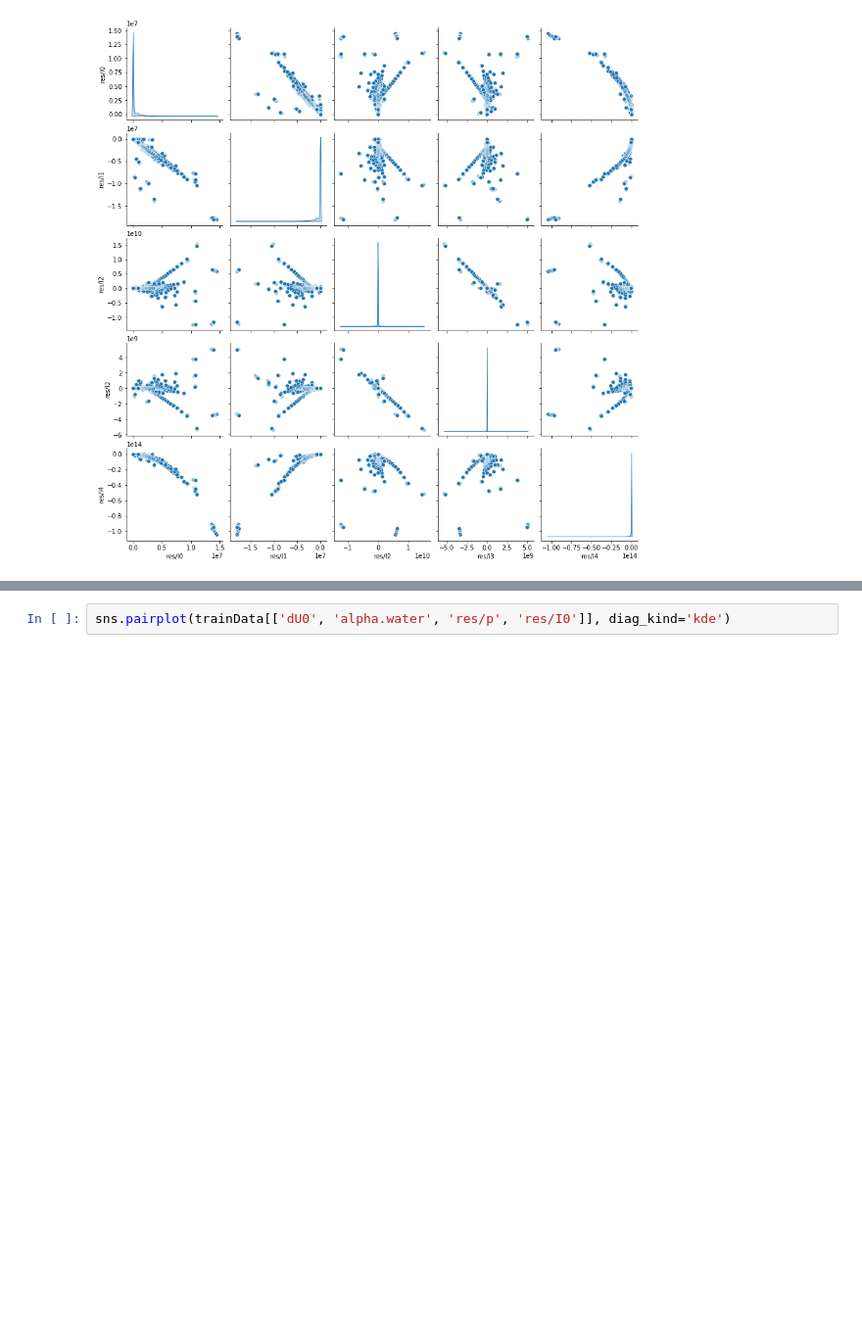
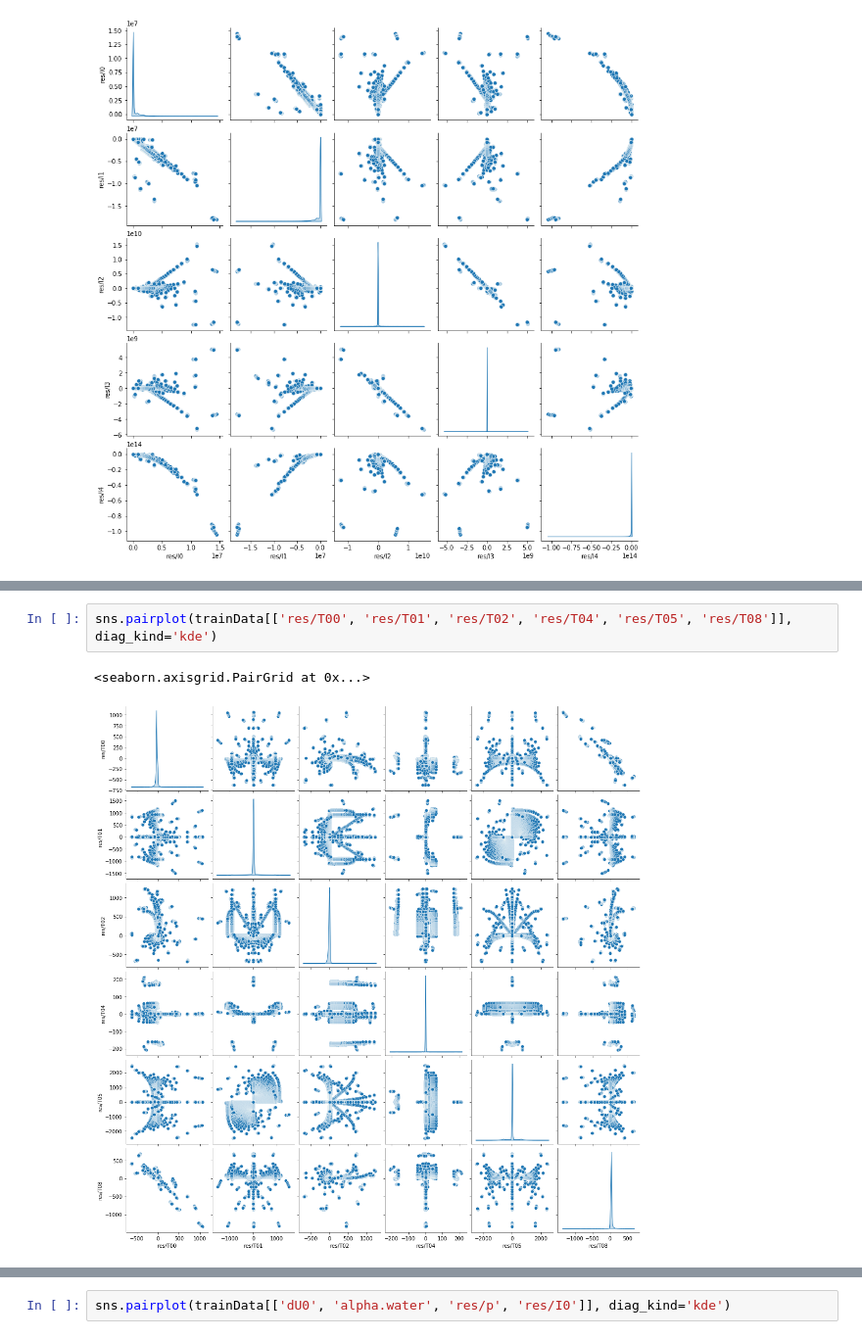
Before and after one commit to RomanovaDI/tbnnTurbulenceTraining, a Jupyter notebook: constantAngleSlopeDNS_U4e-1_A5_H1e-2_RANSsets/trainNN.ipynb, the cells around one changed output, grey strips where cells are left out. Shown at 98% size. Cells and saved outputs as stored; diff of their text form; blank space fills up the shorter version.

```diff
--- a/constantAngleSlopeDNS_U4e-1_A5_H1e-2_RANSsets/trainNN.ipynb
+++ b/constantAngleSlopeDNS_U4e-1_A5_H1e-2_RANSsets/trainNN.ipynb
@@ -220,0 +211,5 @@ sns.heatmap(trainData[['log_res/I0', 'log_res/I1', 'log_plus_res/I2', 'log_minus
+# %%
+sns.pairplot(trainData[['res/T00', 'res/T01', 'res/T02', 'res/T04', 'res/T05', 'res/T08']], diag_kind='kde')
+# %% [output]
+<seaborn.axisgrid.PairGrid at 0x...>
+[figure, added]
```
Also changed, not shown: parts of 20 cells of this notebook.
